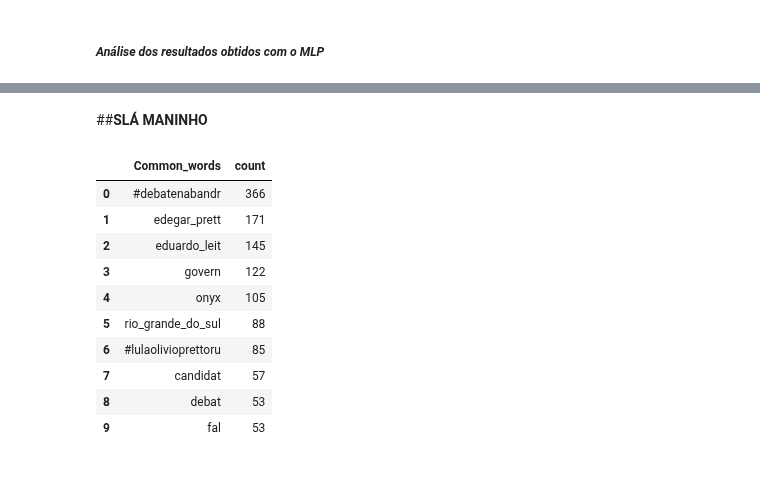
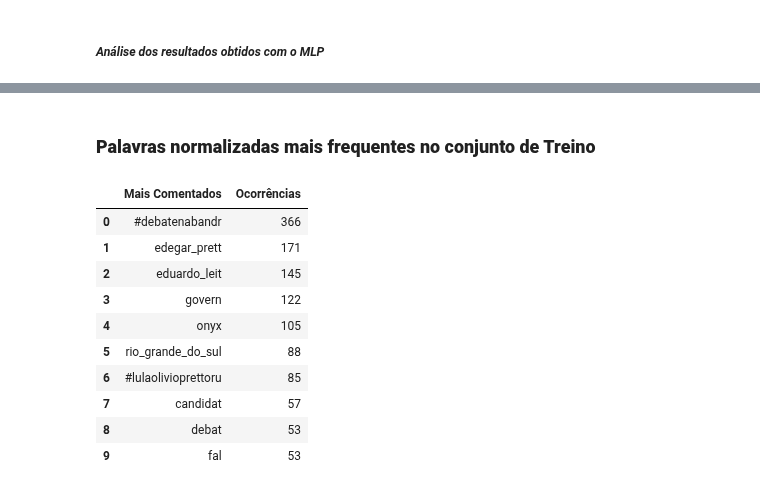
Before and after one commit to jhonatapers/MLPTweets, a Jupyter notebook: Tweets.ipynb, the cells around one changed output, grey strips where cells are left out. Cells and saved outputs as stored; diff of their text form; code cells hidden in the pictures.

```diff
--- a/Tweets.ipynb
+++ b/Tweets.ipynb
@@ -451,16 +487,16 @@ weighted avg       0.81      0.81      0.81       496
-# %% [markdown]
-##**SLÁ MANINHO**
+# %% [markdown]
+### **Palavras normalizadas mais frequentes no conjunto de Treino**
 # %%
 from collections import Counter
 
 normaliza(treino)
 treino['temp_list'] = treino['text'].apply(lambda x:str(x).split())
 top = Counter([item for sublist in treino['temp_list'] for item in sublist])
 temp = pd.DataFrame(top.most_common(10))
-temp.columns = ['Mais Comentados','Valor']
+temp.columns = ['Mais Comentados','Ocorrências']
 temp.style.background_gradient(cmap='Blues')
 # %% [output]
-|  | Common_words | count |
+|  | Mais Comentados | Ocorrências |
 | 0 | #debatenabandr | 366 |
 | 1 | edegar_prett | 171 |
 | 2 | eduardo_leit | 145 |
```
Also changed, not shown: parts of 15 cells of this notebook, 1 other file.
